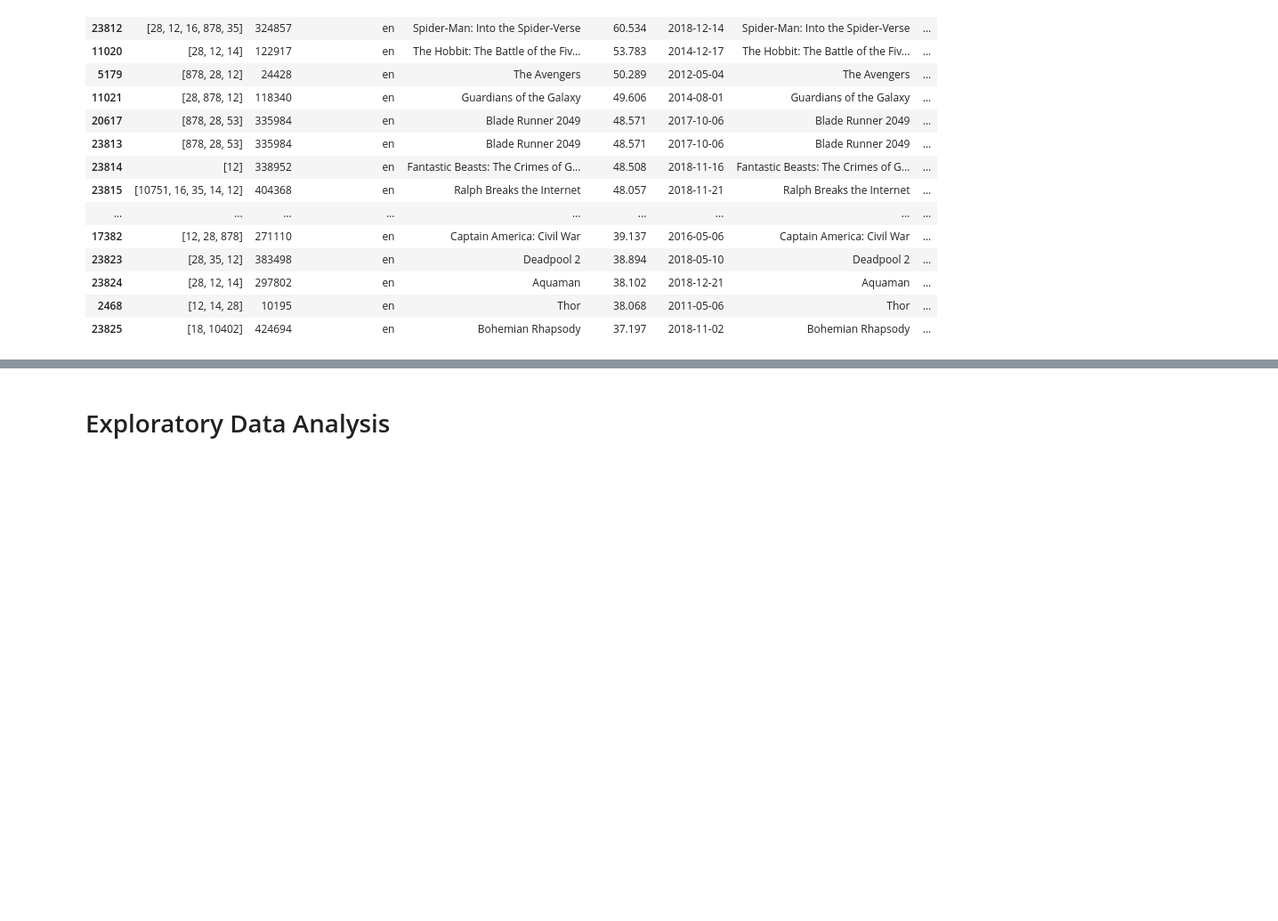
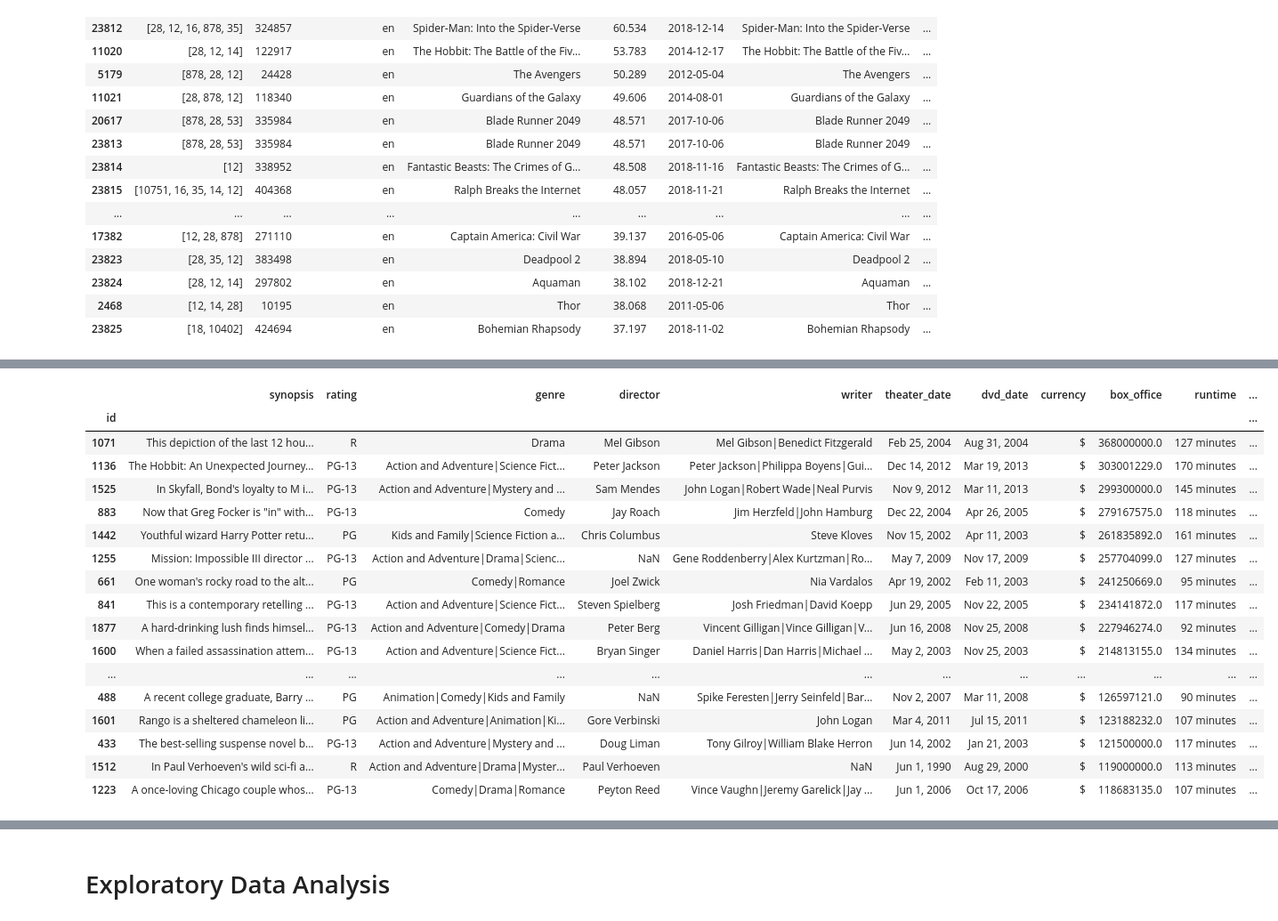
Before and after one commit to adammarianacci/Microsoft_Movie_Analysis, a Jupyter notebook: Notebook.ipynb, the cells around one changed output, grey strips where cells are left out. Shown at 89% size. Cells and saved outputs as stored; diff of their text form; code cells hidden in the pictures; blank space fills up the shorter version.

```diff
--- a/Notebook.ipynb
+++ b/Notebook.ipynb
@@ -164,0 +356,28 @@ rt_movie_info_df.head()
+# %%
+# Converting the box_office column to numerical data
+rt_movie_info_df['box_office'] = rt_movie_info_df['box_office'].apply(
+    lambda x: int(x) if type(x)==int else int(x.replace(',','')) if type(x)==str else x)
+# %%
+# Sorting by highest box_office numbers
+sorted_rt_movie_boxoffice = rt_movie_info_df.sort_values('box_office', ascending=False)
+# %%
+sorted_rt_movie_boxoffice.head(30)
+# %% [output]
+|  | synopsis | rating | genre | director | writer | theater_date | dvd_date | currency | box_office | runtime | ... |
+| id |  |  |  |  |  |  |  |  |  |  | ... |
+| 1071 | This depiction of the last 12 hou... | R | Drama | Mel Gibson | Mel Gibson|Benedict Fitzgerald | Feb 25, 2004 | Aug 31, 2004 | $ | 368000000.0 | 127 minutes | ... |
+| 1136 | The Hobbit: An Unexpected Journey... | PG-13 | Action and Adventure|Science Fict... | Peter Jackson | Peter Jackson|Philippa Boyens|Gui... | Dec 14, 2012 | Mar 19, 2013 | $ | 303001229.0 | 170 minutes | ... |
+| 1525 | In Skyfall, Bond's loyalty to M i... | PG-13 | Action and Adventure|Mystery and ... | Sam Mendes | John Logan|Robert Wade|Neal Purvis | Nov 9, 2012 | Mar 11, 2013 | $ | 299300000.0 | 145 minutes | ... |
+| 883 | Now that Greg Focker is "in" with... | PG-13 | Comedy | Jay Roach | Jim Herzfeld|John Hamburg | Dec 22, 2004 | Apr 26, 2005 | $ | 279167575.0 | 118 minutes | ... |
+| 1442 | Youthful wizard Harry Potter retu... | PG | Kids and Family|Science Fiction a... | Chris Columbus | Steve Kloves | Nov 15, 2002 | Apr 11, 2003 | $ | 261835892.0 | 161 minutes | ... |
+| 1255 | Mission: Impossible III director ... | PG-13 | Action and Adventure|Drama|Scienc... | NaN | Gene Roddenberry|Alex Kurtzman|Ro... | May 7, 2009 | Nov 17, 2009 | $ | 257704099.0 | 127 minutes | ... |
+| 661 | One woman's rocky road to the alt... | PG | Comedy|Romance | Joel Zwick | Nia Vardalos | Apr 19, 2002 | Feb 11, 2003 | $ | 241250669.0 | 95 minutes | ... |
+| 841 | This is a contemporary retelling ... | PG-13 | Action and Adventure|Science Fict... | Steven Spielberg | Josh Friedman|David Koepp | Jun 29, 2005 | Nov 22, 2005 | $ | 234141872.0 | 117 minutes | ... |
+| 1877 | A hard-drinking lush finds himsel... | PG-13 | Action and Adventure|Comedy|Drama | Peter Berg | Vincent Gilligan|Vince Gilligan|V... | Jun 16, 2008 | Nov 25, 2008 | $ | 227946274.0 | 92 minutes | ... |
+| 1600 | When a failed assassination attem... | PG-13 | Action and Adventure|Science Fict... | Bryan Singer | Daniel Harris|Dan Harris|Michael ... | May 2, 2003 | Nov 25, 2003 | $ | 214813155.0 | 134 minutes | ... |
+| ... | ... | ... | ... | ... | ... | ... | ... | ... | ... | ... | ... |
+| 488 | A recent college graduate, Barry ... | PG | Animation|Comedy|Kids and Family | NaN | Spike Feresten|Jerry Seinfeld|Bar... | Nov 2, 2007 | Mar 11, 2008 | $ | 126597121.0 | 90 minutes | ... |
+| 1601 | Rango is a sheltered chameleon li... | PG | Action and Adventure|Animation|Ki... | Gore Verbinski | John Logan | Mar 4, 2011 | Jul 15, 2011 | $ | 123188232.0 | 107 minutes | ... |
+| 433 | The best-selling suspense novel b... | PG-13 | Action and Adventure|Mystery and ... | Doug Liman | Tony Gilroy|William Blake Herron | Jun 14, 2002 | Jan 21, 2003 | $ | 121500000.0 | 117 minutes | ... |
+| 1512 | In Paul Verhoeven's wild sci-fi a... | R | Action and Adventure|Drama|Myster... | Paul Verhoeven | NaN | Jun 1, 1990 | Aug 29, 2000 | $ | 119000000.0 | 113 minutes | ... |
+| 1223 | A once-loving Chicago couple whos... | PG-13 | Comedy|Drama|Romance | Peyton Reed | Vince Vaughn|Jeremy Garelick|Jay ... | Jun 1, 2006 | Oct 17, 2006 | $ | 118683135.0 | 107 minutes | ... |
```
Also changed, not shown: parts of 29 cells of this notebook.
